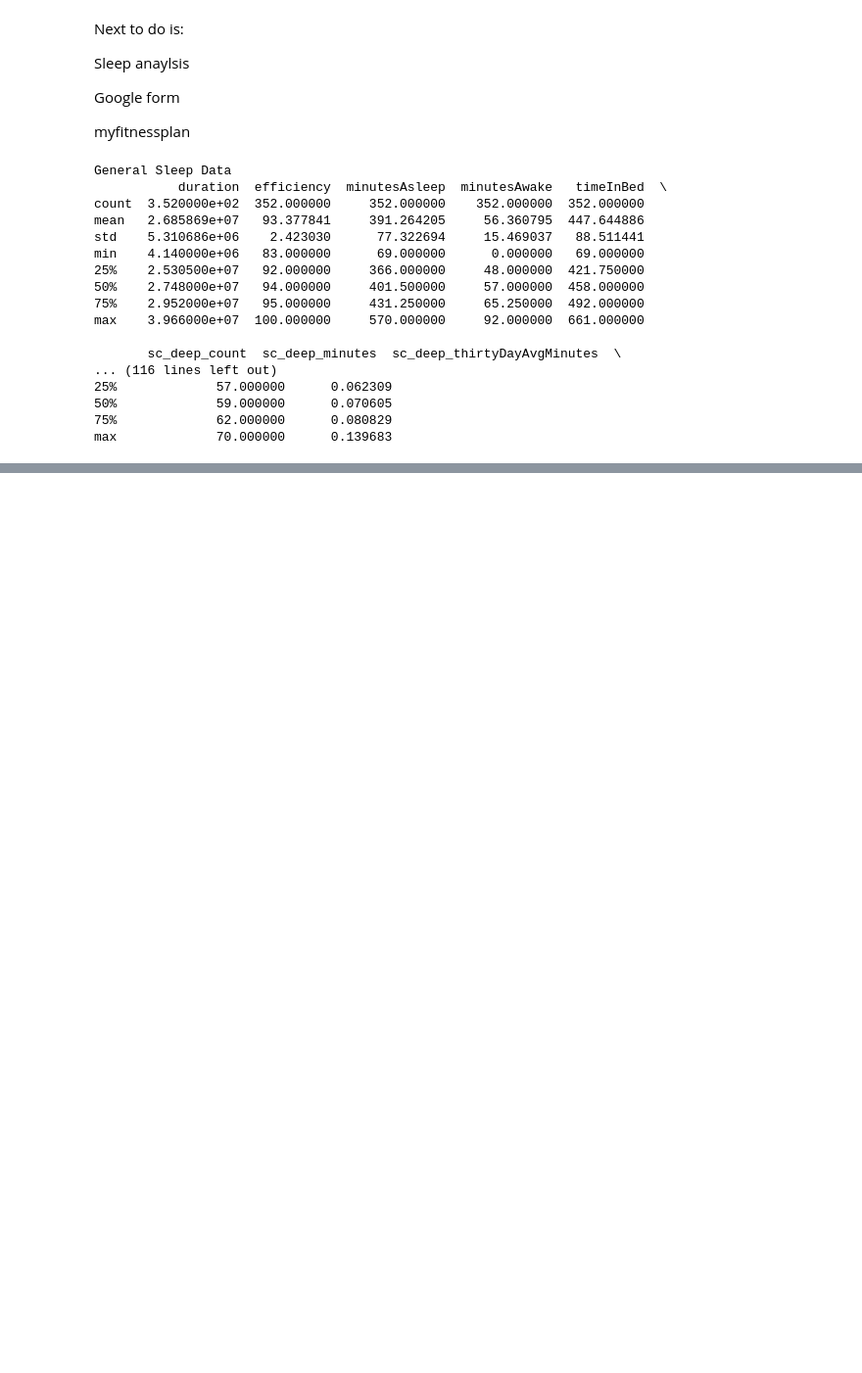
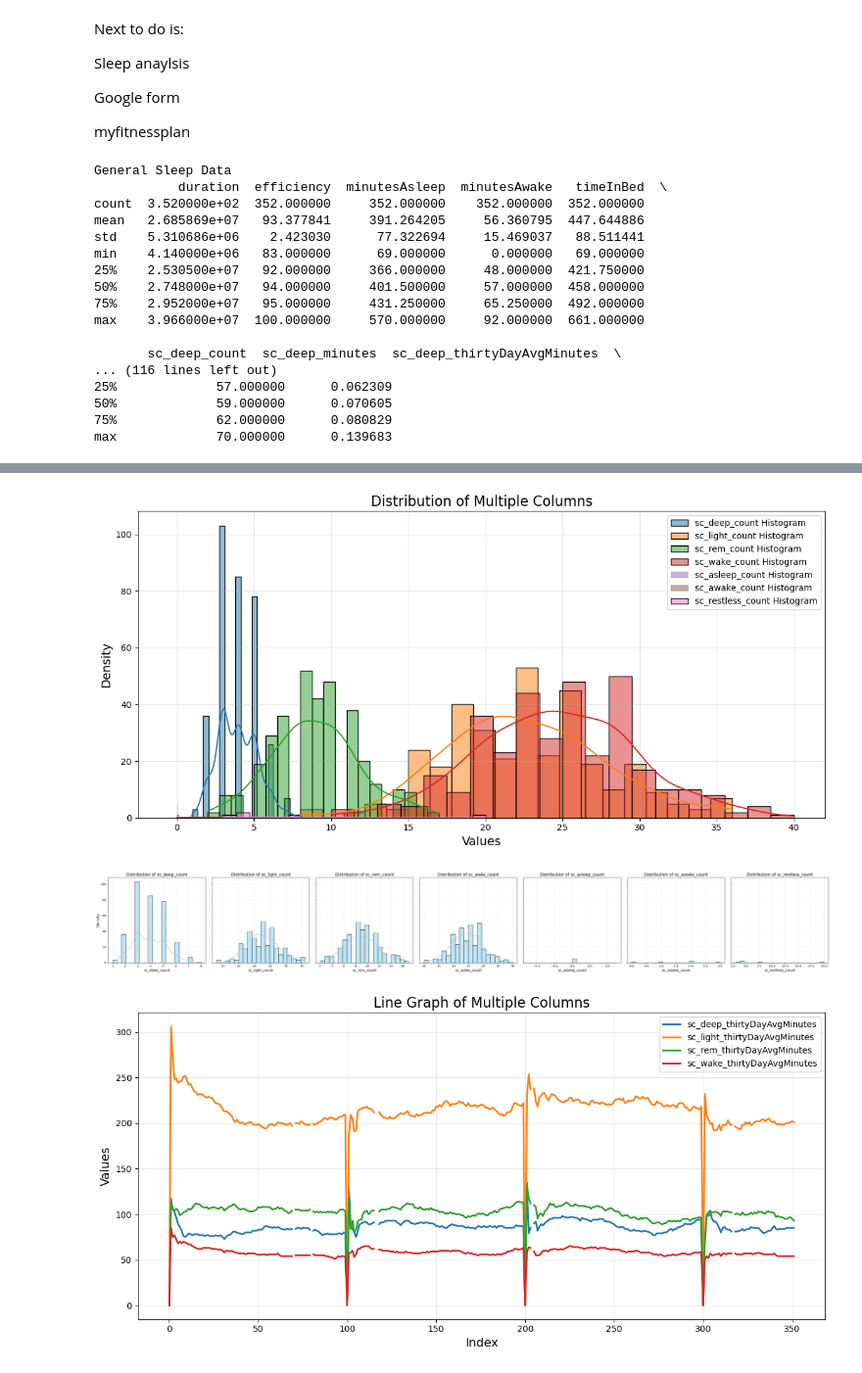
Before and after one commit to Saatvik1/Fishbit, a Jupyter notebook: notebooks/6.0-ss-EDA.ipynb, the cells around one changed output, grey strips where cells are left out. Shown at 98% size. Drawn from its saved outputs; the diff is of its cells as text; code cells hidden in the pictures; blank space fills up the shorter version.

Commit message:
started initial analysis on sleep_gen_df

```diff
--- a/notebooks/6.0-ss-EDA.ipynb
+++ b/notebooks/6.0-ss-EDA.ipynb
@@ -349,3 +349,7 @@ max    3.966000e+07  100.000000     570.000000     92.000000  661.000000
 50%             59.000000      0.070605
 75%             62.000000      0.080829
 max             70.000000      0.139683
+# %%
+for key, df in sleep_dfs.items():
+    print(df.columns)
+    print()
@@ -351,0 +375,3 @@ max             70.000000      0.139683
+# %%
+#filter sleeps to only main sleeps, meaning i exclude things like naps.
+sleep_gen_df = sleep_gen_df[sleep_gen_df['isMainSleep']]
@@ -351,0 +476,22 @@ max             70.000000      0.139683
+# %%
+#make a loop that categorizes the columns for plotting based off the name
+line_plot = []
+distribution_plot = []
+box_plot = []
+
+for col in sleep_gen_df.columns:
+    if "thirtyDayAvg" in col:
+        line_plot.append(col)
+    elif "_count" in col:
+        distribution_plot.append(col)
+    elif "_score" in col or "_count" in col:
+        box_plot.append(col)
+
+plot_histograms(sleep_gen_df, distribution_plot)
+plot_multiple_histograms(sleep_gen_df, distribution_plot)
+plot_lines(sleep_gen_df, line_plot)
+plot_boxplots(sleep_gen_df, box_plot)
+# %% [output]
+[figure, added]
+[figure, added]
+[figure, added]
```
Also changed, not shown: parts of 6 cells of this notebook.
